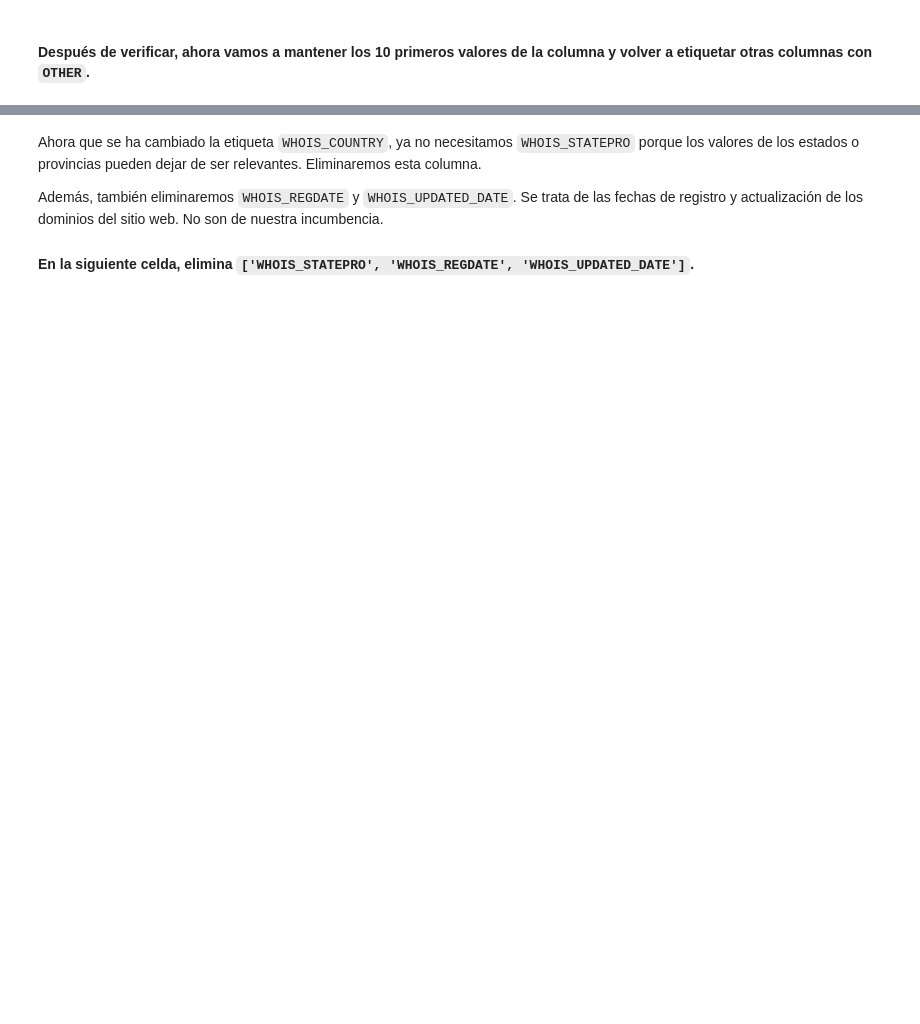
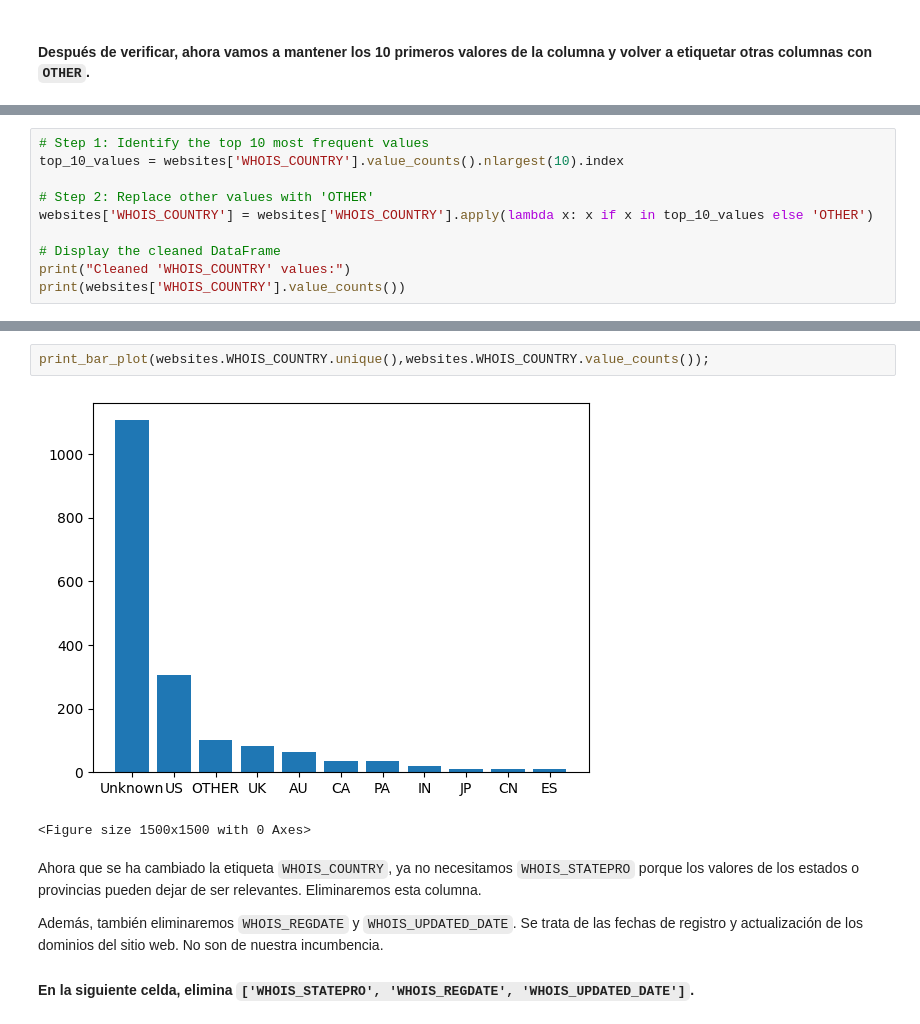
Before and after one commit to kurtisjw/lab-supervised-learning-es, a Jupyter notebook: your-code/main_esp.ipynb, the cells around one changed output, grey strips where cells are left out. Drawn from its saved outputs; the diff is of its cells as text; blank space fills up the shorter version.

```diff
--- a/your-code/main_esp.ipynb
+++ b/your-code/main_esp.ipynb
@@ -317,0 +587,10 @@ print_bar_plot(websites.WHOIS_COUNTRY.unique(),websites.WHOIS_COUNTRY.value_coun
+# %%
+# Step 1: Identify the top 10 most frequent values
+top_10_values = websites['WHOIS_COUNTRY'].value_counts().nlargest(10).index
+
+# Step 2: Replace other values with 'OTHER'
+websites['WHOIS_COUNTRY'] = websites['WHOIS_COUNTRY'].apply(lambda x: x if x in top_10_values else 'OTHER')
+
+# Display the cleaned DataFrame
+print("Cleaned 'WHOIS_COUNTRY' values:")
+print(websites['WHOIS_COUNTRY'].value_counts())
@@ -318,3 +612,8 @@ print_bar_plot(websites.WHOIS_COUNTRY.unique(),websites.WHOIS_COUNTRY.value_coun
+# %%
+print_bar_plot(websites.WHOIS_COUNTRY.unique(),websites.WHOIS_COUNTRY.value_counts());
+# %% [output]
+[figure, added]
+<Figure size 1500x1500 with 0 Axes>
 # %% [markdown]
 Ahora que se ha cambiado la etiqueta `WHOIS_COUNTRY`, ya no necesitamos `WHOIS_STATEPRO` porque los valores de los estados o provincias pueden dejar de ser relevantes. Eliminaremos esta columna.
 
```
Also changed, not shown: parts of 59 cells of this notebook.
